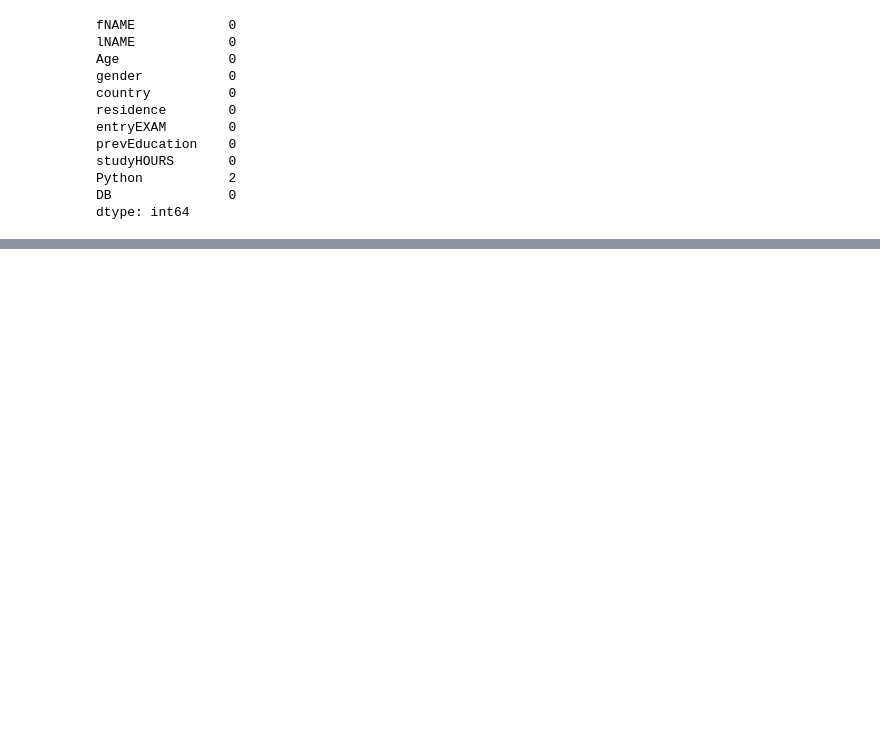
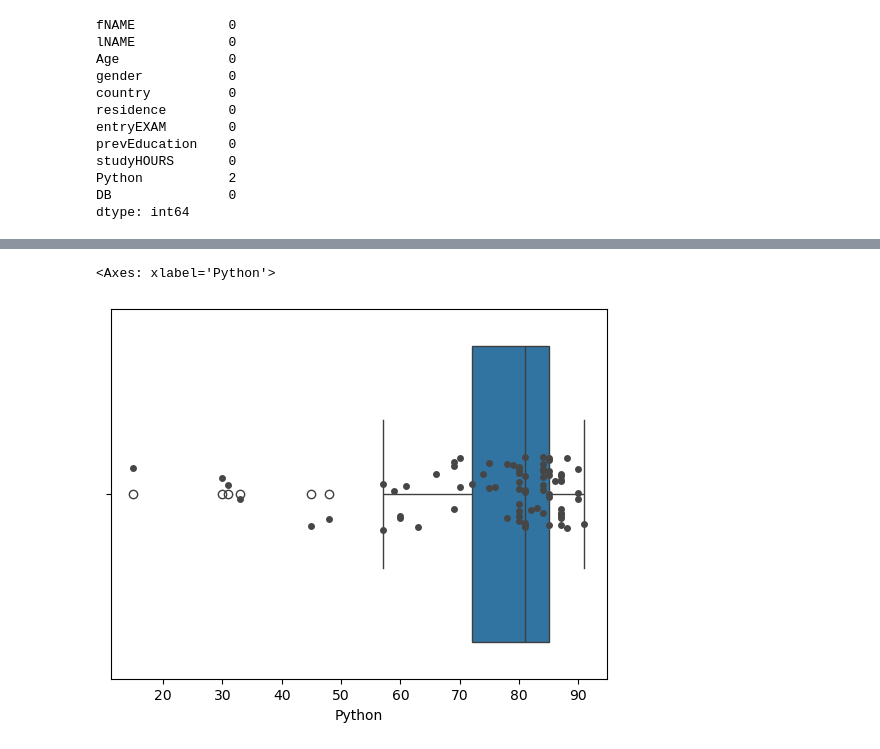
Before and after one commit to yousefmohtady1/Data-Preprocessing-Task, a Jupyter notebook: Untitled.ipynb, the cells around one changed output, grey strips where cells are left out. Saved outputs shown, nothing was run; the diff lists cells and outputs as text; code cells hidden in the pictures; blank space fills up the shorter version.

```diff
--- a/Untitled.ipynb
+++ b/Untitled.ipynb
@@ -146,0 +177,6 @@ sns.stripplot(x='Age', data=df, color="#474646")
+# %%
+sns.boxplot(x='Python', data=df)
+sns.stripplot(x='Python', data=df, color="#474646")
+# %% [output]
+<Axes: xlabel='Python'>
+[figure, added]
```
Also changed, not shown: parts of 20 cells of this notebook.
